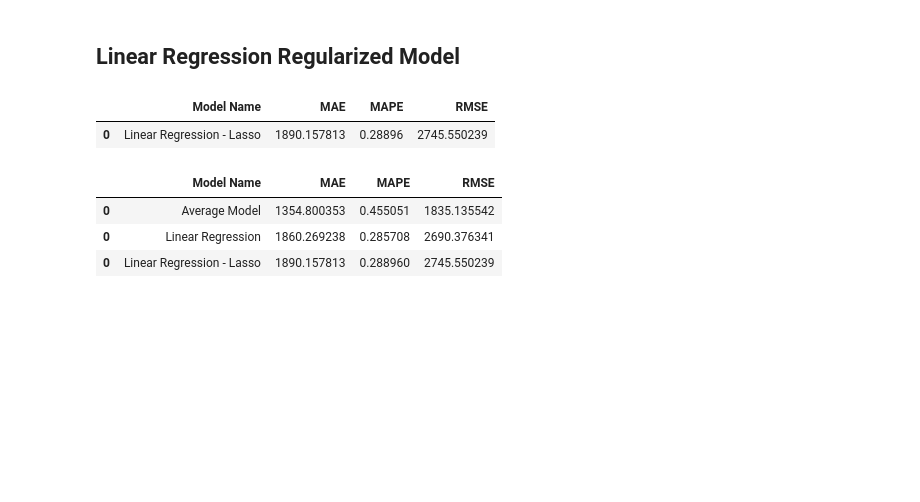
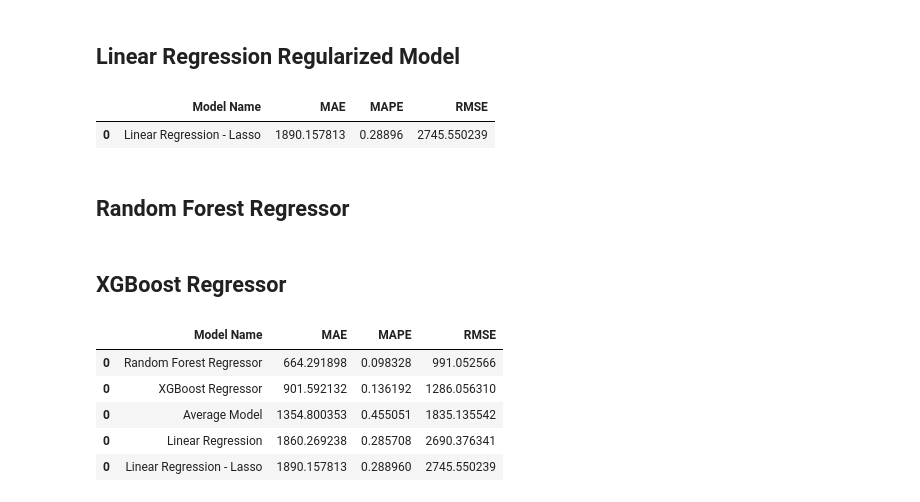
Before and after one commit to biazotogabriel/ds_em_producao, a Jupyter notebook: notebook.ipynb, the cells around one changed output. Saved outputs shown, nothing was run; the diff lists cells and outputs as text; code cells hidden in the pictures; blank space fills up the shorter version.

Commit message:
implemented non-linear models

```diff
--- a/notebook.ipynb
+++ b/notebook.ipynb
@@ -997,7 +1002,7 @@ x_test = X_test[selected].drop(columns=['date'])
 ## Average Model
 # %%
 aux1 = x_test.copy()
-aux1['sales'] = y_test['sales']
+aux1['sales'] = y_test
 
 # predction
 aux2 = aux1[['store', 'sales']].groupby('store').mean().reset_index().rename(columns={'sales': 'predictions'})
@@ -1005,7 +1010,7 @@ aux1 = aux1.merge(aux2, how='left', on='store')
 yhat_baseline = aux1['predictions']
 
 # performance
-baseline_result = ml_error('Average Model', np.expm1(y_test['sales']), np.expm1(yhat_baseline))
+baseline_result = ml_error('Average Model', np.expm1(y_test), np.expm1(yhat_baseline))
 # %%
 baseline_result
 # %% [output]
@@ -1062,10 +1065,38 @@ lrr_result
 # %% [output]
 |  | Model Name | MAE | MAPE | RMSE |
 | 0 | Linear Regression - Lasso | 1890.157813 | 0.28896 | 2745.550239 |
+# %% [markdown]
+## Random Forest Regressor
+# %%
+rf = RandomForestRegressor(n_estimators=100, n_jobs=-1, random_state=42)
+
+rf.fit(x_train, y_train)
+
+yhat_rf = rf.predict(x_test)
+
+rf_result = ml_error('Random Forest Regressor', np.expm1(y_test), np.expm1(yhat_rf))
+# %% [markdown]
+## XGBoost Regressor
+# %%
+xgb = XGBRegressor(objective='reg:squarederror',
+                   n_estimators=100,
+                   eta=0.3,
+                   max_depth=6,
+                   subsample=1,
+                   colsample_bytree=1)
+
+xgb.fit(x_train, y_train)
+
+yhat_xgb = xgb.predict(x_test)
+
+xgb_result = ml_error('XGBoost Regressor', np.expm1(y_test), np.expm1(yhat_xgb))
 # %%
-pd.concat([baseline_result, lr_result, lrr_result])
+modelling_result = pd.concat([baseline_result, lr_result, lrr_result, rf_result, xgb_result]).sort_values('RMSE')
+modelling_result
 # %% [output]
 |  | Model Name | MAE | MAPE | RMSE |
+| 0 | Random Forest Regressor | 664.291898 | 0.098328 | 991.052566 |
+| 0 | XGBoost Regressor | 901.592132 | 0.136192 | 1286.056310 |
 | 0 | Average Model | 1354.800353 | 0.455051 | 1835.135542 |
 | 0 | Linear Regression | 1860.269238 | 0.285708 | 2690.376341 |
 | 0 | Linear Regression - Lasso | 1890.157813 | 0.288960 | 2745.550239 |
```
Also changed, not shown: parts of 7 cells of this notebook.
